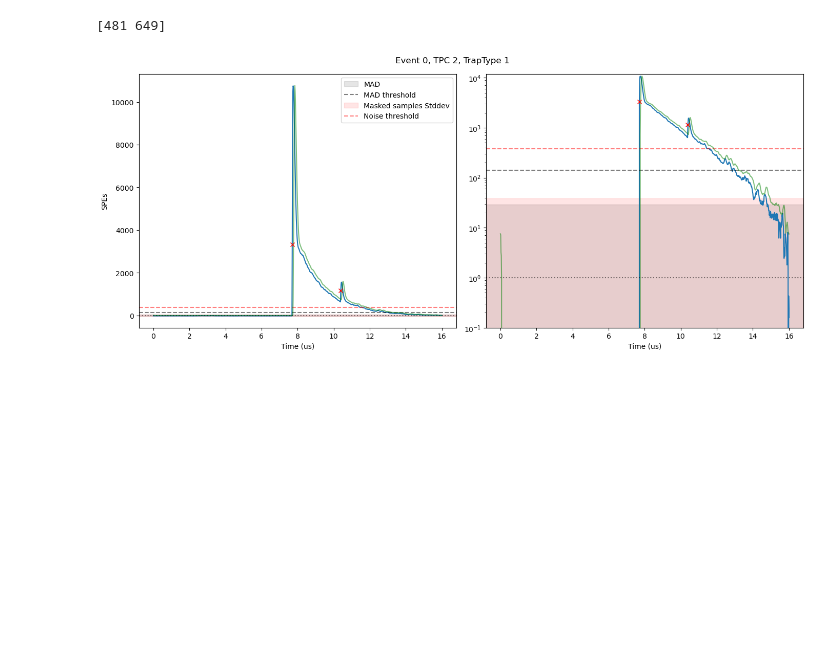
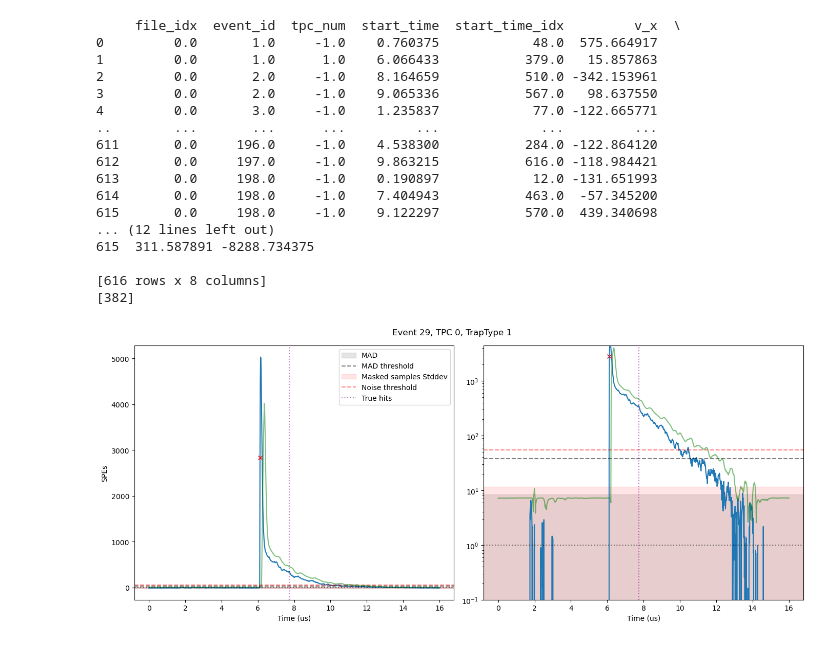
Before and after one commit to jvmead/lrs_sanity_check, a Jupyter notebook: wvfm_plotting.ipynb, the cells around one changed output. Saved outputs shown, nothing was run; the diff lists cells and outputs as text; code cells hidden in the pictures; blank space fills up the shorter version.

Commit message:
can compare hit time and vertex time - something is badly wrong though

```diff
--- a/wvfm_plotting.ipynb
+++ b/wvfm_plotting.ipynb
@@ -45,6 +45,12 @@ noise_filename = dirname+'/noise_evt.npz'
 config_filename = dirname+'/config.json'
 hits_filename = dirname+'/hits_evt.npz'
 hits_config_filename = dirname+'/hits_config.json'
+true_hits_filename = dirname+'/true_nu_int.csv'
+
+# check if true hits file exists
+if os.path.exists(true_hits_filename):
+    true_hits = pd.read_csv(true_hits_filename)
+    print(true_hits.head())
 
 # print configuration and hit configuration
 with open(config_filename) as json_file:
@@ -72,2 +78,20 @@ with open(hits_config_filename) as json_file:
     "pe_weight": 1.0
 }
+# %%
+# load true hits
+true_hits = pd.read_csv(true_hits_filename)
+true_hit_idxs = true_hits['start_time_idx'].values
+
+# load ticks histogram of all hits
+hits_file = np.load(hits_filename)
+hits_arr = hits_file['arr_0']
+flat_hits = np.sum(hits_arr, axis=(0,1))
+
+# plot ticks histogram of all hits
+fig, ax = plt.subplots(1, 1, figsize=(10, 6))
+ax.step(range(len(flat_hits)), flat_hits, label='hit finder', alpha=0.5)
+ax.hist(true_hit_idxs, bins=range(len(flat_hits)), histtype='step', label='vertex', alpha=0.5)
+ax.set_xlabel('Ticks')
+ax.set_ylabel('Hits')
+ax.legend()
+plt.show()
@@ -74,5 +100,5 @@ with open(hits_config_filename) as json_file:
 # %%
-def plot_waveform(wvfm, time_bins, height, mad, n_mad_factor, dynamic_threshold, hit_where, n_noise_factor, i_evt_lrs, i_mask):
+def plot_waveform(wvfm, time_bins, height, mad, n_mad_factor, dynamic_threshold, hit_where, n_noise_factor, i_evt_lrs, i_mask, true_hits=None):
 
   fig, (ax1, ax2) = plt.subplots(1, 2, figsize=(14, 6))
   # set a title
@@ -87,6 +113,8 @@ def plot_waveform(wvfm, time_bins, height, mad, n_mad_factor, dynamic_threshold,
   ax1.plot(time_bins, dynamic_threshold, color='g', alpha=0.5)
   ax1.plot(hit_where * 16/1000, wvfm[hit_where], 'x', color='red')
   ax1.axhline(0, color='k', linestyle=':', alpha=0.5)
+  for hit_idx in true_hits:
+    ax1.axvline(hit_idx * 16/1000, color='purple', linestyle=':', alpha=0.5, label='True hits')
   ax1.set_xlabel('Time (us)')
   ax1.set_ylabel('SPEs')
   ax1.legend()
@@ -100,6 +128,8 @@ def plot_waveform(wvfm, time_bins, height, mad, n_mad_factor, dynamic_threshold,
   ax2.plot(time_bins, dynamic_threshold + 1, color='g', alpha=0.5)
   ax2.plot(hit_where * 16/1000, wvfm[hit_where] + 1, 'x', color='red')
   ax2.axhline(1, color='k', linestyle=':', alpha=0.5)
+  for hit_idx in true_hits:
+    ax2.axvline(hit_idx * 16/1000, color='purple', linestyle=':', alpha=0.5)
   ax2.set_yscale('log')
   ax2.set_xlabel('Time (us)')
   ax2.set_ylim(0.1, dynamic_threshold.max()*1.1)
@@ -123,35 +153,57 @@ time_bins = np.linspace(0, 16, 1000)
 
 # wvfms
 summed_wvfms_file = np.load(spes_filename)
 summed_wvfms = np.array(summed_wvfms_file['arr_0'])
 
 # noise thresholds
 heights_file = np.load(noise_filename)
 heights = np.array(heights_file['arr_0'])
 
 # loading hits
 hits_file = np.load(hits_filename)
 hits = np.array(hits_file['arr_0'])
 
 # find first event with hits != -1
-i_mask = 5 # 2 * TPC + TrapType
-i_evt_lrs = 0 #3705 # event number
+i_evt_lrs = 29 #3705 # event number
+i_tpc = 0
+i_mask = 2*i_tpc + 1 # 2 * TPC + TrapType
+
+# load true hits in TPC 2 in event 0
+true_hits_tpc = true_hits[(true_hits['tpc_num'] == i_tpc) & (true_hits['event_id'] == i_evt_lrs)]
+true_hits_idx = true_hits_tpc['start_time_idx'].values
+print(true_hits)
 
 # get wvfm, threshold, and hits for the event
 wvfm = summed_wvfms[i_evt_lrs,i_mask]
 median = np.median(wvfm)
 mad = np.median(np.abs(wvfm - median))
 mad_threshold = 5*mad
 wvfm_rolled = np.roll(wvfm, n_bins_rolled)
 rolling_average = uniform_filter1d(wvfm_rolled, size=n_bins_rolled)
 sqrt_rolling_average = np.sqrt(np.abs(rolling_average) * pe_weight**2)
 dynamic_threshold = rolling_average + n_sqrt_rt_factor*sqrt_rolling_average
 height = heights[i_evt_lrs,i_mask]
 hit = hits[i_evt_lrs,i_mask]
 hit_where = np.where(hit)[0]
 print(hit_where)
 
-plot_waveform(wvfm, time_bins, height, mad, 5.0, dynamic_threshold, hit_where, n_noise_factor, i_evt_lrs, i_mask)
+plot_waveform(wvfm, time_bins, height, mad, 5.0, dynamic_threshold, hit_where, n_noise_factor, i_evt_lrs, i_mask, true_hits_idx)
 # %% [output]
-[481 649]
+     file_idx  event_id  tpc_num  start_time  start_time_idx         v_x  \
+0         0.0       1.0     -1.0    0.760375            48.0  575.664917
+1         0.0       1.0      1.0    6.066433           379.0   15.857863
+2         0.0       2.0     -1.0    8.164659           510.0 -342.153961
+3         0.0       2.0     -1.0    9.065336           567.0   98.637550
+4         0.0       3.0     -1.0    1.235837            77.0 -122.665771
+..        ...       ...      ...         ...             ...         ...
+611       0.0     196.0     -1.0    4.538300           284.0 -122.864120
+612       0.0     197.0     -1.0    9.863215           616.0 -118.984421
+613       0.0     198.0     -1.0    0.190897            12.0 -131.651993
+614       0.0     198.0     -1.0    7.404943           463.0  -57.345200
+615       0.0     198.0     -1.0    9.122297           570.0  439.340698
+... (12 lines left out)
+615  311.587891 -8288.734375
+
+[616 rows x 8 columns]
+[382]
-[figure, old version]
+[figure, new version]
```
Also changed, not shown: parts of 4 cells of this notebook, 1 other file.
